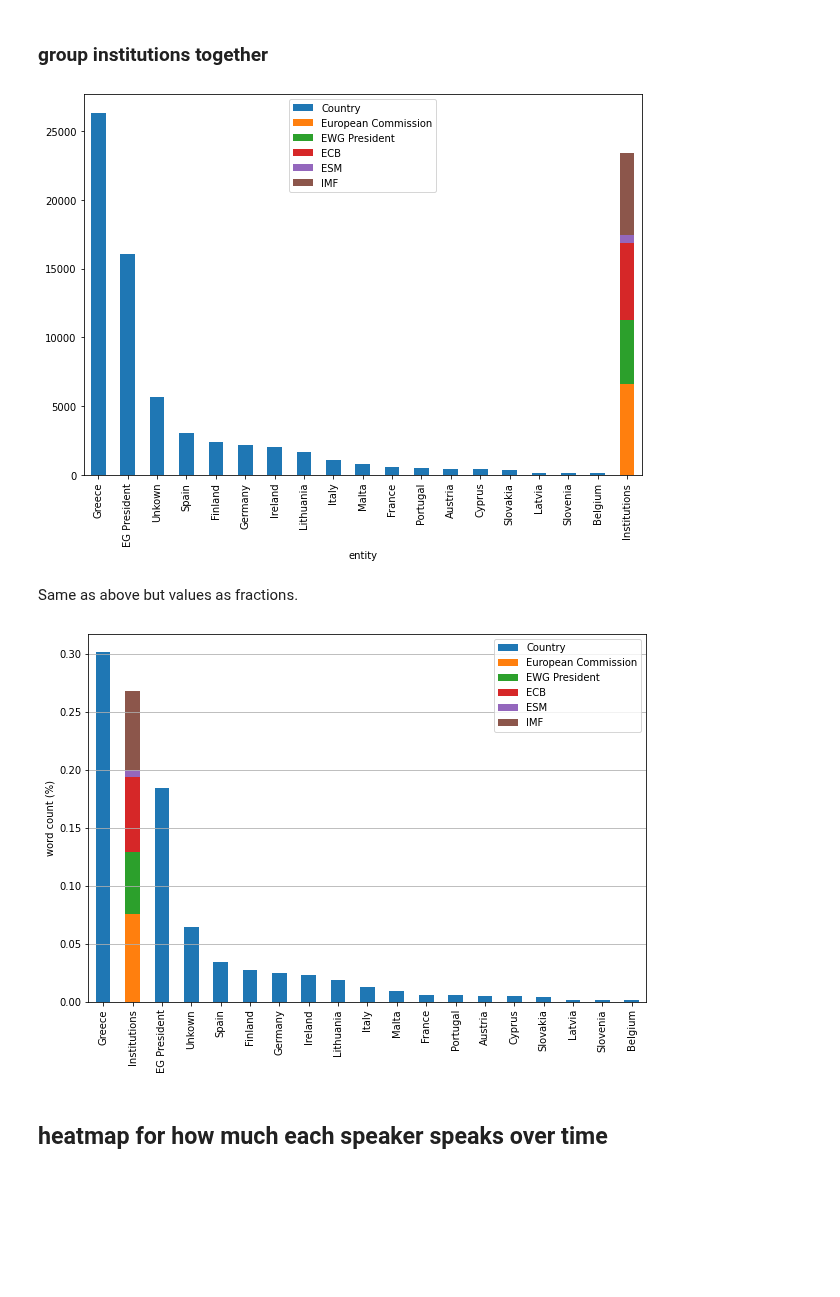
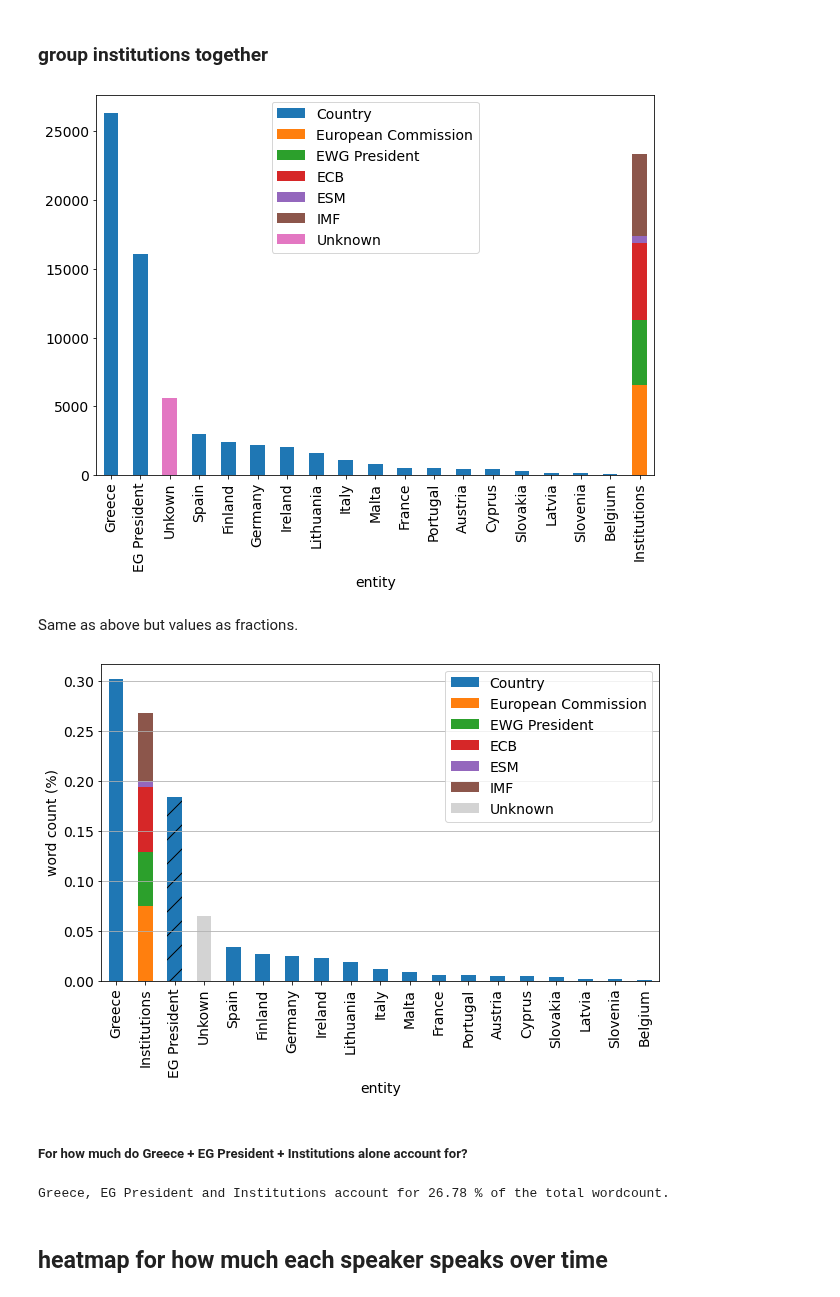
Before and after one commit to ariansajina/master-thesis, a Jupyter notebook: notebooks/preliminary_analysis.ipynb, the cells around one changed output. Cells and saved outputs as stored; diff of their text form; code cells hidden in the pictures; blank space fills up the shorter version.

```diff
--- a/notebooks/preliminary_analysis.ipynb
+++ b/notebooks/preliminary_analysis.ipynb
@@ -182,7 +244,8 @@ wcent = pd.DataFrame({
     'EWG President': np.zeros(wc_by_entity.size, dtype=int),
     'ECB': np.zeros(wc_by_entity.size, dtype=int),
     'ESM': np.zeros(wc_by_entity.size, dtype=int),
-    'IMF': np.zeros(wc_by_entity.size, dtype=int)
+    'IMF': np.zeros(wc_by_entity.size, dtype=int),
+    'Unknown': np.zeros(wc_by_entity.size, dtype=int)
 })
 
 wcent.loc['Institutions'] = np.array([
@@ -192,40 +255,66 @@ wcent.loc['Institutions'] = np.array([
     wc_by_entity.loc['EWG President'],
     wc_by_entity.loc['ECB'],
     wc_by_entity.loc['ESM'],
-    wc_by_entity.loc['IMF']
+    wc_by_entity.loc['IMF'],
+    0
 ])
 
-wcent['Country'][(wcent.index.to_numpy() == 'EWG President') | (wcent.index.to_numpy() == 'ECB') | (wcent.index.to_numpy() == 'ESM') |(wcent.index.to_numpy() == 'IMF') | (wcent.index.to_numpy() == 'European Commission')] = 0
+wcent['Country'][(wcent.index.to_numpy() == 'EWG President') | (wcent.index.to_numpy() == 'ECB') | (wcent.index.to_numpy() == 'ESM') |(wcent.index.to_numpy() == 'IMF') | (wcent.index.to_numpy() == 'European Commission') | (wcent.index.to_numpy() == 'Unknown')] = 0
+
+wcent['Unknown'].iloc[-2] = wcent['Country'].iloc[-2]
+wcent['Country'].iloc[-2] = 0
 
 _ = wcent.sort_values(by='total', ascending=False).drop(columns=['total'], index=['European Commission', 'EWG President', 'ECB', 'ESM', 'IMF']).plot.bar(stacked=True, figsize=(10,7))
 # %% [output]
-[figure, old version]
+[figure, new version]
 # %% [markdown]
 Same as above but values as fractions.
 # %%
-#plt.rcParams.update({'font.size': 12})
+plt.rcParams.update({'font.size': 14})
 
 # sort descendingly
 df_to_plot = wcent.sort_values(by='total', ascending=False).drop(columns=['total'], index=['European Commission', 'EWG President', 'ECB', 'ESM', 'IMF'])
 
 # make fractions
 df_to_plot /= np.repeat(df_to_plot.sum().sum(), df_to_plot.shape[0]*df_to_plot.shape[1]).reshape(df_to_plot.shape)
 
 # reorder and plot bars
-ax = df_to_plot.iloc[[0,-1,]+list(range(1,18))].plot.bar(stacked=True, figsize=(10,7))
+ax = df_to_plot.iloc[[0,-1,]+list(range(1,18))].plot.bar(stacked=True,
+                                                         figsize=(10,7),
+                                                         color=[f'C{i}' for i in range(6)] + ['lightgrey'])
+
+bars = ax.patches
+bars[2].set_hatch('/')
 
 ax.set_ylabel('word count (%)')
 ax.grid(axis='y')
 #ax.set_title('Wordcount by entity')
 xticks = ax.set_xticklabels(df_to_plot.index.to_series().iloc[[0,-1,]+list(range(1,18))], rotation=90)
 #xticks[2] = 'EG President'
 #_ = ax.set_xticklabels(xticks)
-ax.set_xlabel('')
+ax.set_xlabel('entity')
 
-plt.subplots_adjust(bottom=0.15) # so that xticklabels are not cut off
+plt.subplots_adjust(bottom=0.25) # so that xticklabels are not cut off
 plt.savefig('../figures/wordcount_by_entity.png')
 # %% [output]
-[figure, old version]
+[figure, new version]
+# %% [markdown]
+##### For how much do Greece + EG President + Institutions alone account for?
+# %%
+interest = [
+    'ECB',
+    #'EG President',
+    'ESM',
+    'EWG President',
+    'European Commission',
+    #'Greece',
+    'IMF'
+]
+
+var = wc_by_entity[wc_by_entity.index.to_series().apply(lambda s: s in interest)].sum() / wc_by_entity.sum()
+print(f'Greece, EG President and Institutions account for {np.around(var*100,2)} % of the total wordcount.')
+# %% [output]
+Greece, EG President and Institutions account for 26.78 % of the total wordcount.
 # %% [markdown]
 ## heatmap for how much each speaker speaks over time
 # %%
```
Also changed, not shown: parts of 11 cells of this notebook, 1 other file.
